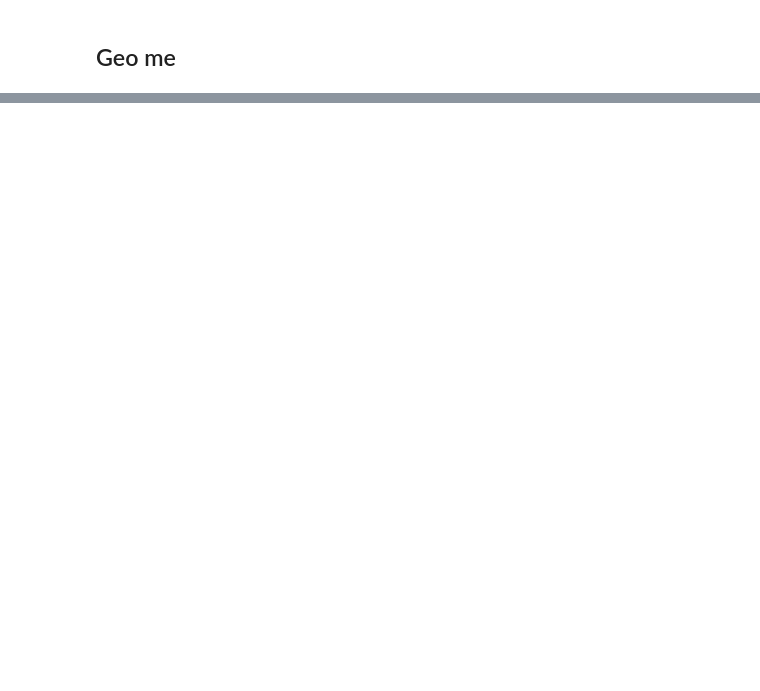
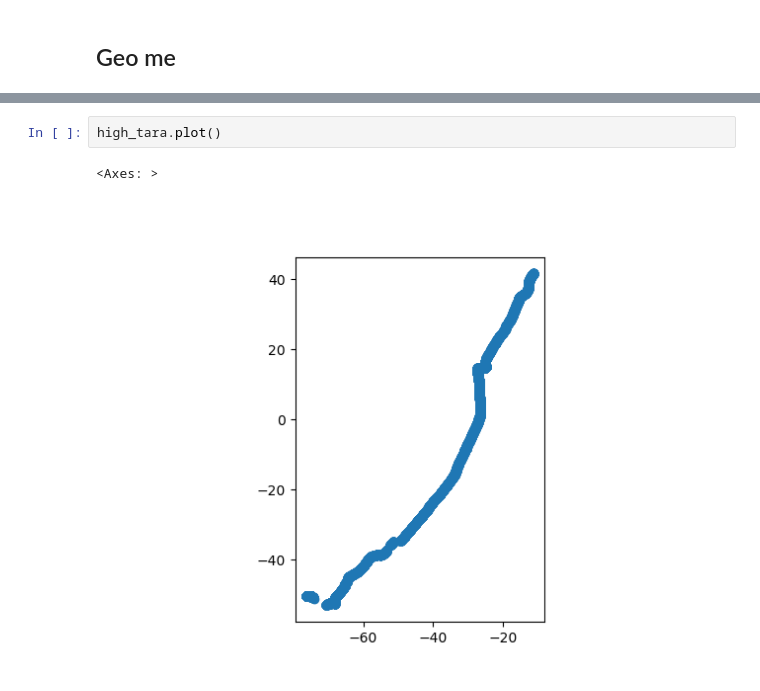
Before and after one commit to AI-for-Ocean-Science/cnmf, a Jupyter notebook: papers/I/Analysis/TaraGeo.ipynb, the cells around one changed output, grey strips where cells are left out. Drawn from its saved outputs; the diff is of its cells as text; blank space fills up the shorter version.

```diff
--- a/papers/I/Analysis/TaraGeo.ipynb
+++ b/papers/I/Analysis/TaraGeo.ipynb
@@ -66,3 +129,8 @@ high = df_tara.a1 > 0.007
+# %%
+high_tara.plot()
+# %% [output]
+<Axes: >
+[figure, added]
 # %%
 fig = plt.figure(figsize=(12,8))
 plt.clf()
```
Also changed, not shown: parts of 20 cells of this notebook, 4 other files.
